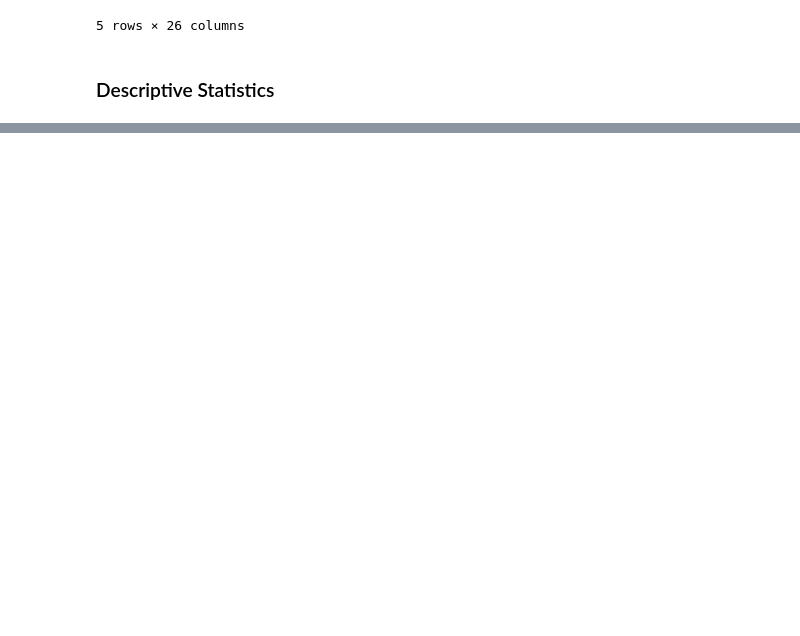
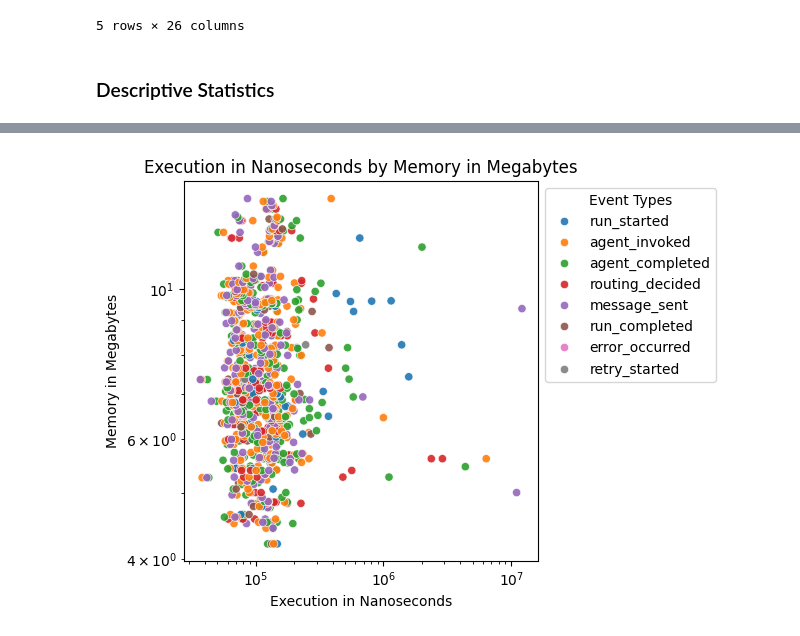
Before and after one commit to KirkKennedyLincoln/statistical-analysis-project, a Jupyter notebook: analysis.ipynb, the cells around one changed output, grey strips where cells are left out. Drawn from its saved outputs; the diff is of its cells as text; code cells hidden in the pictures; blank space fills up the shorter version.

```diff
--- a/analysis.ipynb
+++ b/analysis.ipynb
@@ -21,0 +65,28 @@ df.head()
+# %%
+# blacklist events as noise
+events_excluded = ["run_started", "agent_completed", "run_completed", "routing_decided", "message_sent", "error_occurred", "retry_started", "agent_invoked"]
+latency_df = df[
+    df['event_type'].isin(events_excluded)
+]
+
+ax = sns.scatterplot(
+    data=latency_df,
+    x="execution_ns",
+    y="memory_mb",
+    hue="event_type",
+    alpha=0.9
+)
+
+# apply log since values are in seperate SI units (ns vs ms)
+plt.xscale("log")
+plt.yscale("log")
+
+sns.move_legend(ax, "upper left", bbox_to_anchor=(1, 1), title="Event Types")
+
+ax.set_title("Execution in Nanoseconds by Memory in Megabytes")
+ax.set_xlabel("Execution in Nanoseconds")
+ax.set_ylabel("Memory in Megabytes")
+plt.tight_layout()
+plt.show()
+# %% [output]
+[figure, added]
```
Also changed, not shown: parts of 13 cells of this notebook.
